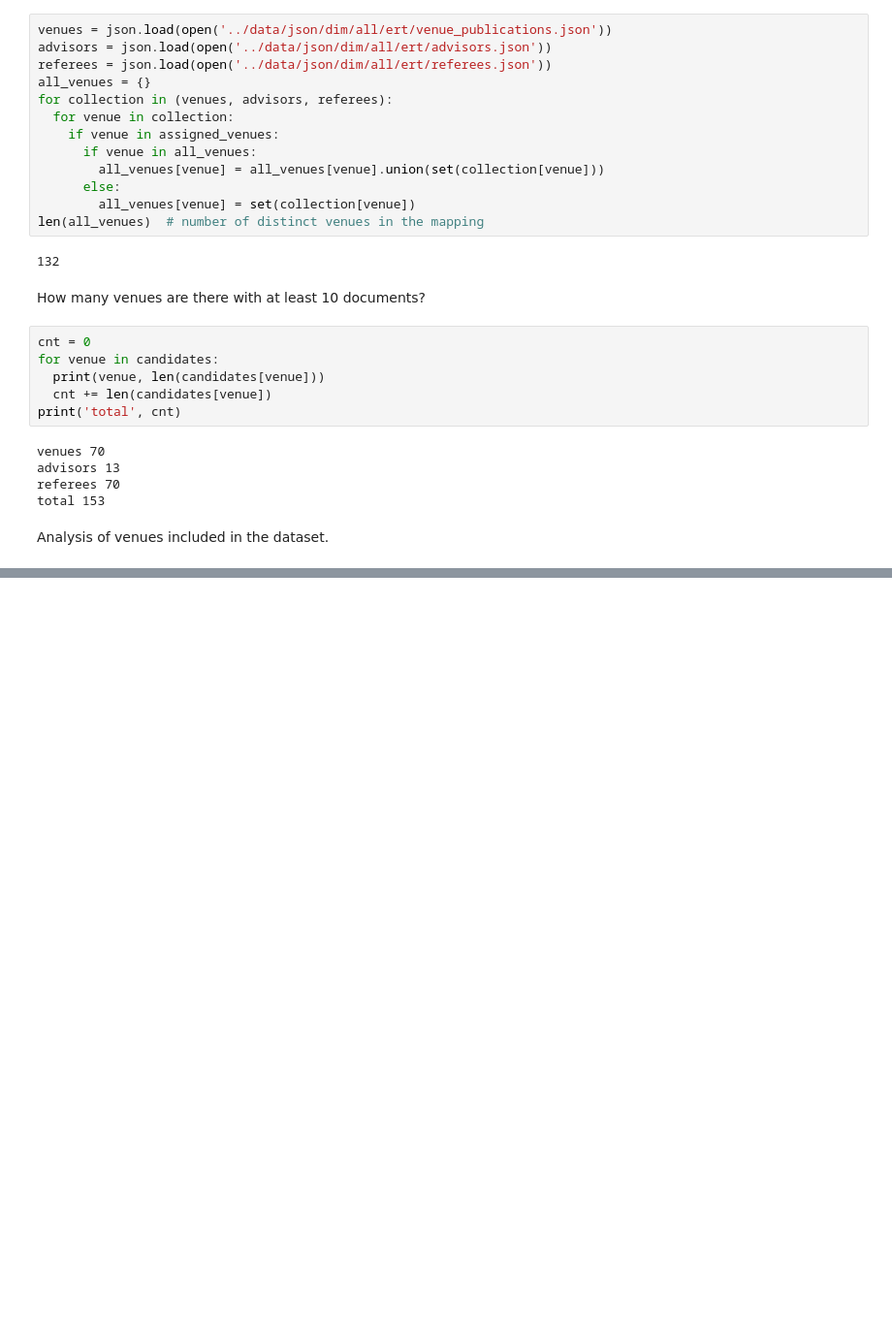
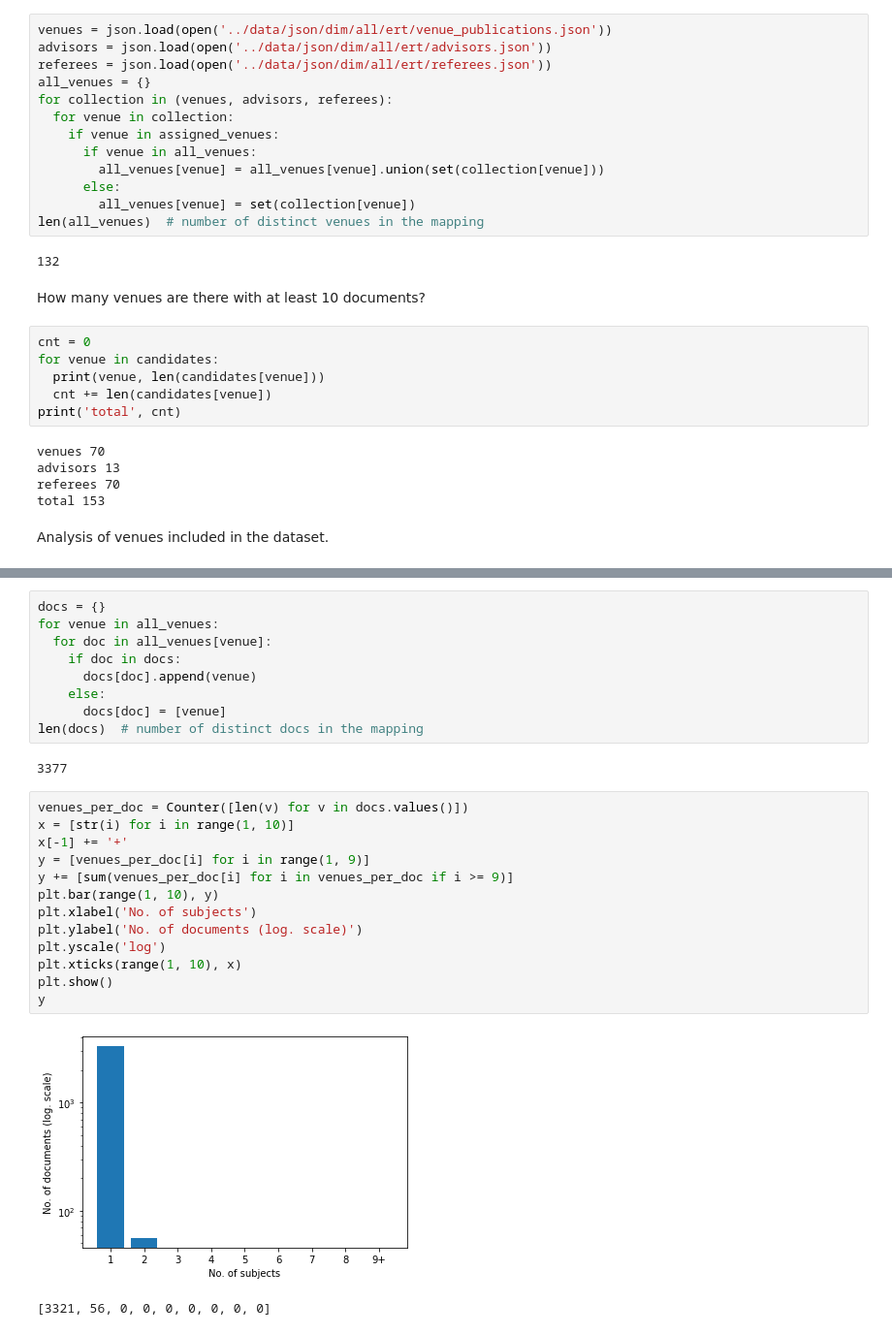
Before and after one commit to uni-carlosfranzreb/thesis_openalex, a Jupyter notebook: analysis/mapping_venues.ipynb, the cells around one changed output, grey strips where cells are left out. Shown: that part at 97% size. Drawn from its saved outputs; the diff is of its cells as text; blank space fills up the shorter version.

```diff
--- a/analysis/mapping_venues.ipynb
+++ b/analysis/mapping_venues.ipynb
@@ -82,0 +96,27 @@ plt.show()
+# %%
+docs = {}
+for venue in all_venues:
+  for doc in all_venues[venue]:
+    if doc in docs:
+      docs[doc].append(venue)
+    else:
+      docs[doc] = [venue]
+len(docs)  # number of distinct docs in the mapping
+# %% [output]
+3377
+# %%
+venues_per_doc = Counter([len(v) for v in docs.values()])
+x = [str(i) for i in range(1, 10)]
+x[-1] += '+'
+y = [venues_per_doc[i] for i in range(1, 9)]
+y += [sum(venues_per_doc[i] for i in venues_per_doc if i >= 9)]
+plt.bar(range(1, 10), y)
+plt.xlabel('No. of subjects')
+plt.ylabel('No. of documents (log. scale)')
+plt.yscale('log')
+plt.xticks(range(1, 10), x)
+plt.show()
+y
+# %% [output]
+[figure, added]
+[3321, 56, 0, 0, 0, 0, 0, 0, 0]
```
Also changed, not shown: parts of 8 cells of this notebook.
